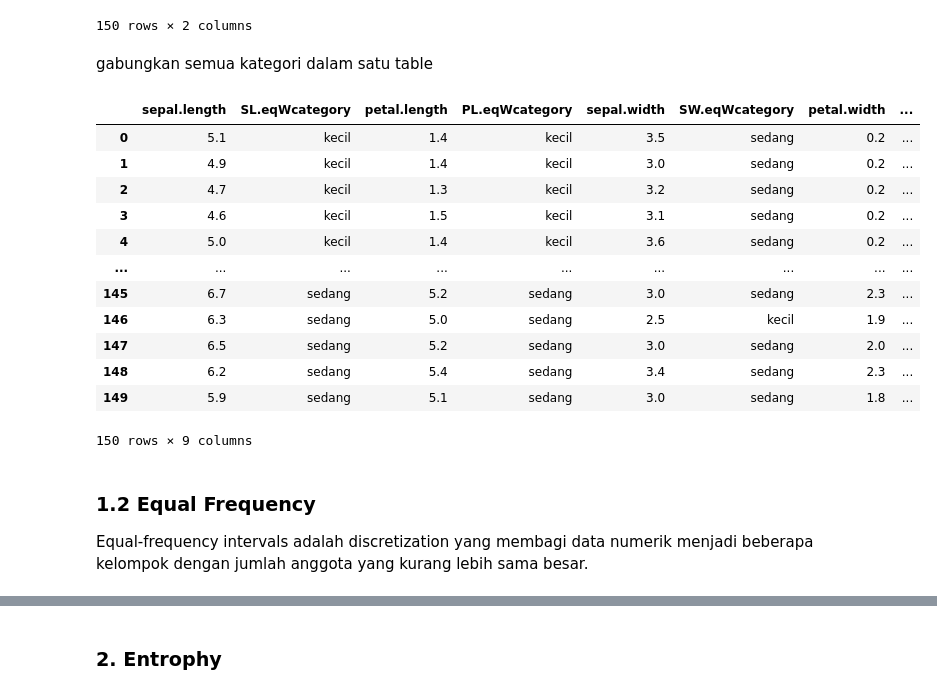
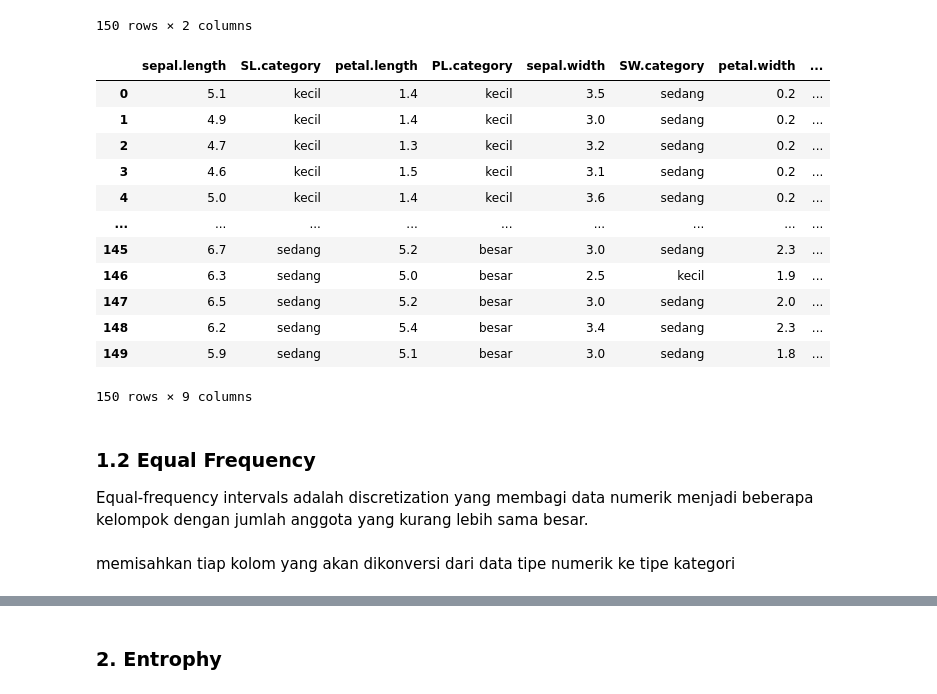
Before and after one commit to Fiqry-Wahyu-Diky/datamining, a Jupyter notebook: _sources/Tugas 2.ipynb, the cells around one changed output, grey strips where cells are left out. Saved outputs shown, nothing was run; the diff lists cells and outputs as text; code cells hidden in the pictures.

```diff
--- a/_sources/Tugas 2.ipynb
+++ b/_sources/Tugas 2.ipynb
@@ -113,39 +113,39 @@ display(petal_width_eqW)
 | 148 | 2.3 | besar |
 | 149 | 1.8 | besar |
 150 rows × 2 columns
-# %% [markdown]
-gabungkan semua kategori dalam satu table
 # %%
 equalWidth = pd.DataFrame([])
 equalWidth["sepal.length"] = dataset_iris["sepal.length"]
-equalWidth['SL.eqWcategory'] = sepal_length_eqW["category"]
+equalWidth['SL.category'] = sepal_length_eqW["category"]
 
 equalWidth["petal.length"] = dataset_iris["petal.length"]
-equalWidth["PL.eqWcategory"] = sepal_length_eqW["category"]
+equalWidth["PL.category"] = petal_length_eqW["category"]
 
 equalWidth["sepal.width"] = dataset_iris["sepal.width"]
-equalWidth["SW.eqWcategory"] = sepal_width_eqW["category"]
+equalWidth["SW.category"] = sepal_width_eqW["category"]
 
 equalWidth["petal.width"] = dataset_iris["petal.width"]
-equalWidth["PW.eqWcategory"] = petal_width_eqW["category"]
+equalWidth["PW.category"] = petal_width_eqW["category"]
 
 equalWidth["variety"] = dataset_iris[["variety"]]
 
 equalWidth
 # %% [output]
-|  | sepal.length | SL.eqWcategory | petal.length | PL.eqWcategory | sepal.width | SW.eqWcategory | petal.width | ... |
+|  | sepal.length | SL.category | petal.length | PL.category | sepal.width | SW.category | petal.width | ... |
 | 0 | 5.1 | kecil | 1.4 | kecil | 3.5 | sedang | 0.2 | ... |
 | 1 | 4.9 | kecil | 1.4 | kecil | 3.0 | sedang | 0.2 | ... |
 | 2 | 4.7 | kecil | 1.3 | kecil | 3.2 | sedang | 0.2 | ... |
 | 3 | 4.6 | kecil | 1.5 | kecil | 3.1 | sedang | 0.2 | ... |
 | 4 | 5.0 | kecil | 1.4 | kecil | 3.6 | sedang | 0.2 | ... |
 | ... | ... | ... | ... | ... | ... | ... | ... | ... |
-| 145 | 6.7 | sedang | 5.2 | sedang | 3.0 | sedang | 2.3 | ... |
-| 146 | 6.3 | sedang | 5.0 | sedang | 2.5 | kecil | 1.9 | ... |
-| 147 | 6.5 | sedang | 5.2 | sedang | 3.0 | sedang | 2.0 | ... |
-| 148 | 6.2 | sedang | 5.4 | sedang | 3.4 | sedang | 2.3 | ... |
-| 149 | 5.9 | sedang | 5.1 | sedang | 3.0 | sedang | 1.8 | ... |
+| 145 | 6.7 | sedang | 5.2 | besar | 3.0 | sedang | 2.3 | ... |
+| 146 | 6.3 | sedang | 5.0 | besar | 2.5 | kecil | 1.9 | ... |
+| 147 | 6.5 | sedang | 5.2 | besar | 3.0 | sedang | 2.0 | ... |
+| 148 | 6.2 | sedang | 5.4 | besar | 3.4 | sedang | 2.3 | ... |
+| 149 | 5.9 | sedang | 5.1 | besar | 3.0 | sedang | 1.8 | ... |
 150 rows × 9 columns
 # %% [markdown]
 ### **1.2 Equal Frequency**
 Equal-frequency intervals adalah discretization yang membagi data numerik menjadi beberapa kelompok dengan jumlah anggota yang kurang lebih sama besar.
+# %% [markdown]
+memisahkan tiap kolom yang akan dikonversi dari data tipe numerik ke tipe kategori
```
Also changed, not shown: parts of 13 cells of this notebook, 2 other files.
